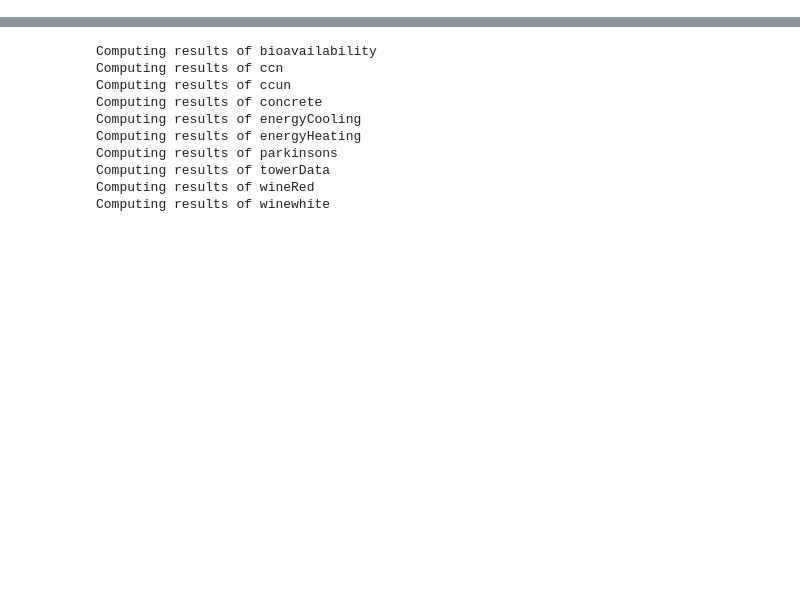
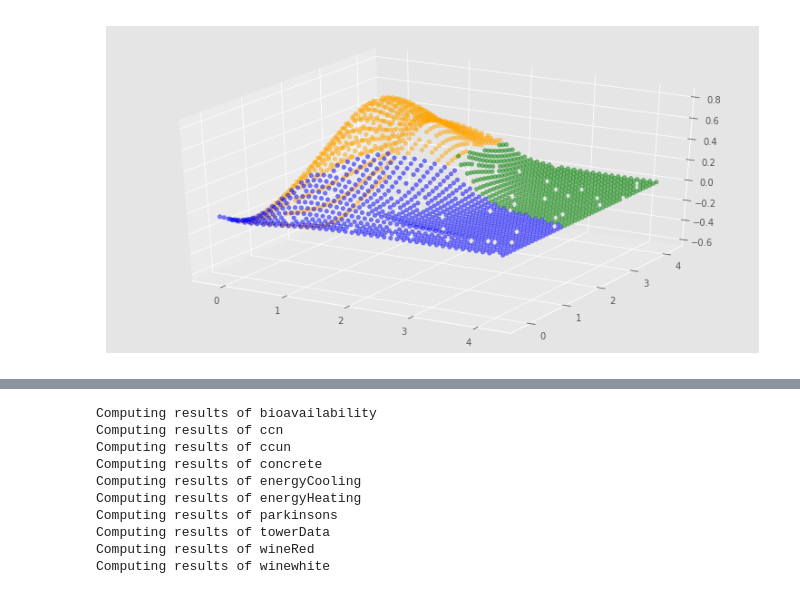
Before and after one commit to casadei/gsgp-gd, a Jupyter notebook: reports/meeting-4.ipynb, the cells around one changed output, grey strips where cells are left out. Saved outputs shown, nothing was run; the diff lists cells and outputs as text; code cells hidden in the pictures; blank space fills up the shorter version.

```diff
--- a/reports/meeting-4.ipynb
+++ b/reports/meeting-4.ipynb
@@ -1,3 +1,7 @@
 # %%
 %run ./scripts/landscapes.py
 CONSTANTS['SHOW_TITLE'] = False
+# %%
+render(RenderType.FEEDBACK, 'kernel-kmeans', 3, 'vladislavleva-1', DatasetType.TEST, CONSTANTS['COLORS'], 1)
+# %% [output]
+[figure, added]
```
Also changed, not shown: parts of 22 cells of this notebook, 7 other files.
